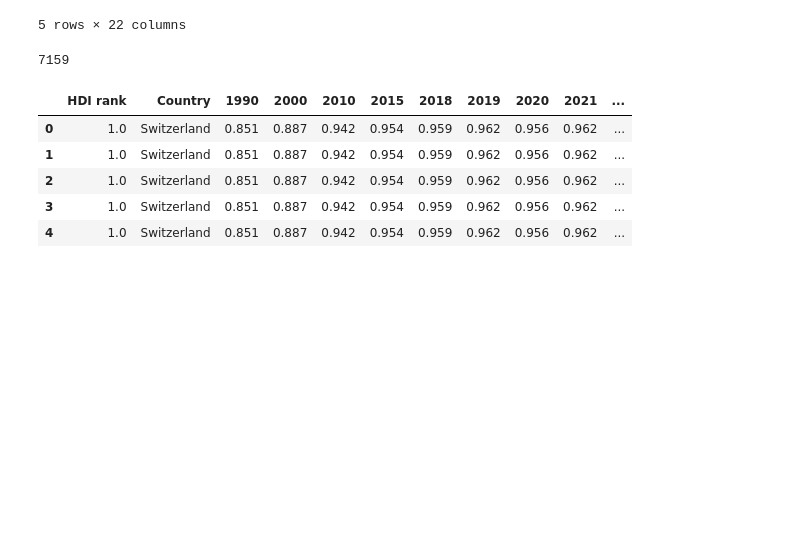
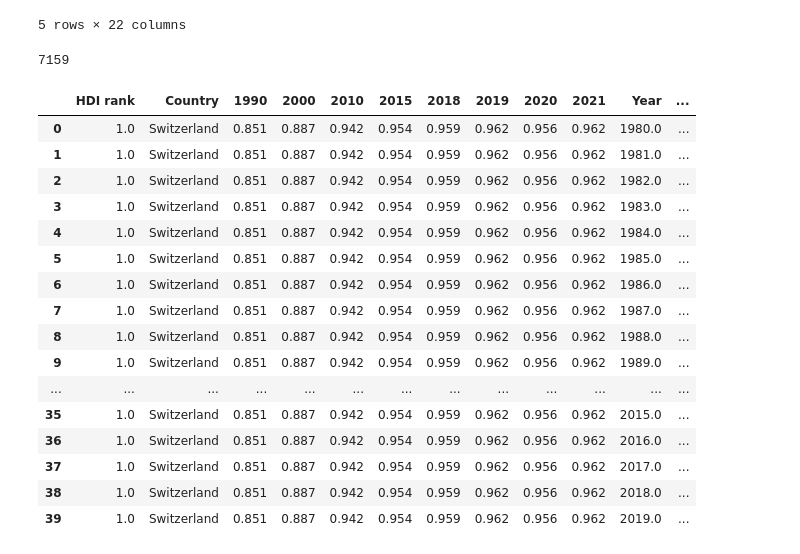
Before and after one commit to lynnworr/project2, a Jupyter notebook: Project 2.ipynb, the cells around one changed output. Cells and saved outputs as stored; diff of their text form; code cells hidden in the pictures; blank space fills up the shorter version.

```diff
--- a/Project 2.ipynb
+++ b/Project 2.ipynb
@@ -59,13 +59,24 @@ num_rows
 # %% [output]
 7159
 # %%
-updated_df = merged_df.loc[:, ['HDI rank', 'Country', '1990', '2000', '2010', '2015', '2018', '2019', '2020', '2021', 'No. of Internet Users']]
+updated_df = merged_df.loc[:, ['HDI rank', 'Country', '1990', '2000', '2010', '2015', '2018', '2019', '2020', '2021', 'Year', 'No. of Internet Users']]
 
-updated_df.head()
+updated_df.head(40)
 # %% [output]
-|  | HDI rank | Country | 1990 | 2000 | 2010 | 2015 | 2018 | 2019 | 2020 | 2021 | ... |
-| 0 | 1.0 | Switzerland | 0.851 | 0.887 | 0.942 | 0.954 | 0.959 | 0.962 | 0.956 | 0.962 | ... |
-| 1 | 1.0 | Switzerland | 0.851 | 0.887 | 0.942 | 0.954 | 0.959 | 0.962 | 0.956 | 0.962 | ... |
-| 2 | 1.0 | Switzerland | 0.851 | 0.887 | 0.942 | 0.954 | 0.959 | 0.962 | 0.956 | 0.962 | ... |
-| 3 | 1.0 | Switzerland | 0.851 | 0.887 | 0.942 | 0.954 | 0.959 | 0.962 | 0.956 | 0.962 | ... |
-| 4 | 1.0 | Switzerland | 0.851 | 0.887 | 0.942 | 0.954 | 0.959 | 0.962 | 0.956 | 0.962 | ... |
+|  | HDI rank | Country | 1990 | 2000 | 2010 | 2015 | 2018 | 2019 | 2020 | 2021 | Year | ... |
+| 0 | 1.0 | Switzerland | 0.851 | 0.887 | 0.942 | 0.954 | 0.959 | 0.962 | 0.956 | 0.962 | 1980.0 | ... |
+| 1 | 1.0 | Switzerland | 0.851 | 0.887 | 0.942 | 0.954 | 0.959 | 0.962 | 0.956 | 0.962 | 1981.0 | ... |
+| 2 | 1.0 | Switzerland | 0.851 | 0.887 | 0.942 | 0.954 | 0.959 | 0.962 | 0.956 | 0.962 | 1982.0 | ... |
+| 3 | 1.0 | Switzerland | 0.851 | 0.887 | 0.942 | 0.954 | 0.959 | 0.962 | 0.956 | 0.962 | 1983.0 | ... |
+| 4 | 1.0 | Switzerland | 0.851 | 0.887 | 0.942 | 0.954 | 0.959 | 0.962 | 0.956 | 0.962 | 1984.0 | ... |
+| 5 | 1.0 | Switzerland | 0.851 | 0.887 | 0.942 | 0.954 | 0.959 | 0.962 | 0.956 | 0.962 | 1985.0 | ... |
+| 6 | 1.0 | Switzerland | 0.851 | 0.887 | 0.942 | 0.954 | 0.959 | 0.962 | 0.956 | 0.962 | 1986.0 | ... |
+| 7 | 1.0 | Switzerland | 0.851 | 0.887 | 0.942 | 0.954 | 0.959 | 0.962 | 0.956 | 0.962 | 1987.0 | ... |
+| 8 | 1.0 | Switzerland | 0.851 | 0.887 | 0.942 | 0.954 | 0.959 | 0.962 | 0.956 | 0.962 | 1988.0 | ... |
+| 9 | 1.0 | Switzerland | 0.851 | 0.887 | 0.942 | 0.954 | 0.959 | 0.962 | 0.956 | 0.962 | 1989.0 | ... |
+| ... | ... | ... | ... | ... | ... | ... | ... | ... | ... | ... | ... | ... |
+| 35 | 1.0 | Switzerland | 0.851 | 0.887 | 0.942 | 0.954 | 0.959 | 0.962 | 0.956 | 0.962 | 2015.0 | ... |
+| 36 | 1.0 | Switzerland | 0.851 | 0.887 | 0.942 | 0.954 | 0.959 | 0.962 | 0.956 | 0.962 | 2016.0 | ... |
+| 37 | 1.0 | Switzerland | 0.851 | 0.887 | 0.942 | 0.954 | 0.959 | 0.962 | 0.956 | 0.962 | 2017.0 | ... |
+| 38 | 1.0 | Switzerland | 0.851 | 0.887 | 0.942 | 0.954 | 0.959 | 0.962 | 0.956 | 0.962 | 2018.0 | ... |
+| 39 | 1.0 | Switzerland | 0.851 | 0.887 | 0.942 | 0.954 | 0.959 | 0.962 | 0.956 | 0.962 | 2019.0 | ... |
```
